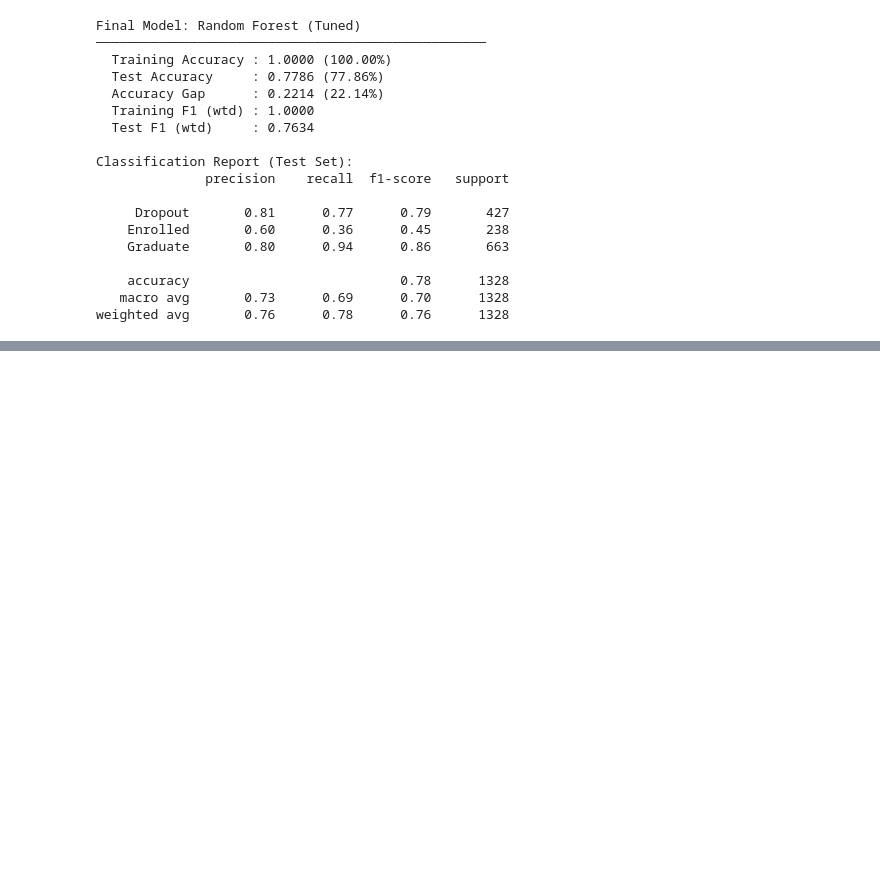
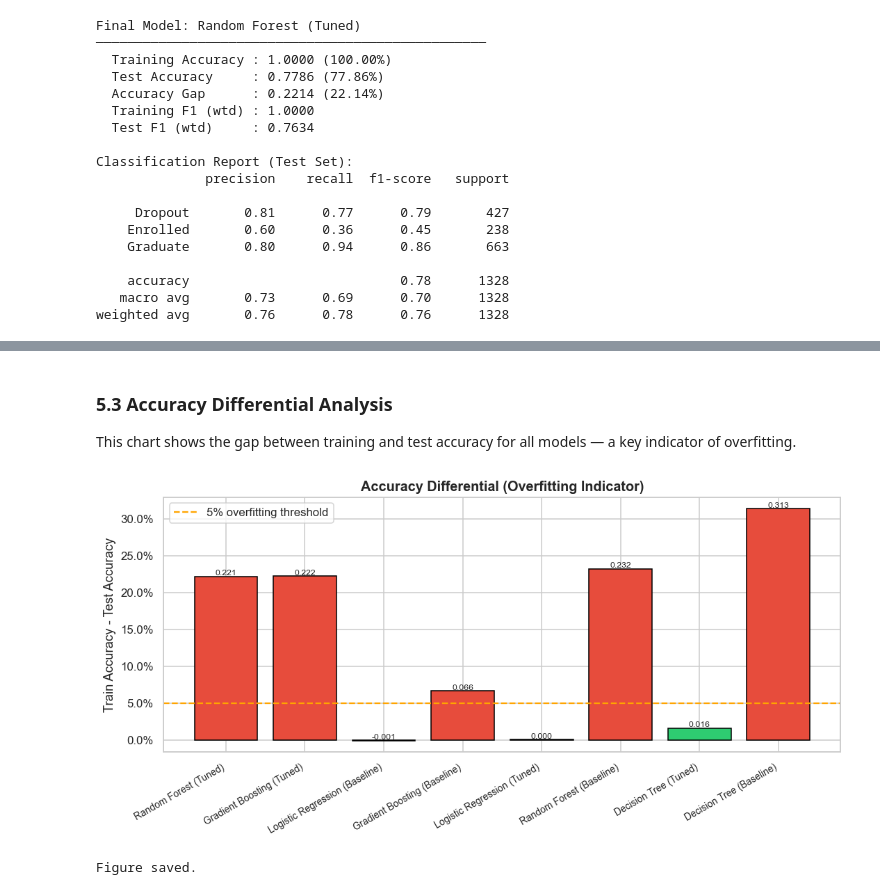
Before and after one commit to tiagodof/Tiago_Oliveira_2021406_ML_CA1, a Jupyter notebook: Tiago_Oliveira.ipynb, the cells around one changed output, grey strips where cells are left out. Drawn from its saved outputs; the diff is of its cells as text; code cells hidden in the pictures; blank space fills up the shorter version.

```diff
--- a/Tiago_Oliveira.ipynb
+++ b/Tiago_Oliveira.ipynb
@@ -1224,0 +1228,33 @@ print("Figure saved.")
+# %% [markdown]
+### 5.3 Accuracy Differential Analysis
+
+This chart shows the gap between training and test accuracy for all models — a key indicator of overfitting.
+# %%
+fig, ax = plt.subplots(figsize=(10, 5))
+
+models_to_plot = results_df['Model'].tolist()
+train_accs = results_df['Train Accuracy'].tolist()
+test_accs  = results_df['Test Accuracy'].tolist()
+gaps       = [tr - te for tr, te in zip(train_accs, test_accs)]
+
+x = np.arange(len(models_to_plot))
+bar_colors = ['#e74c3c' if g > 0.05 else '#2ecc71' for g in gaps]
+ax.bar(x, gaps, color=bar_colors, edgecolor='black')
+ax.axhline(0.05, color='orange', linestyle='--', linewidth=1.5, label='5% overfitting threshold')
+ax.set_xticks(x)
+ax.set_xticklabels(models_to_plot, rotation=30, ha='right', fontsize=9)
+ax.set_ylabel('Train Accuracy - Test Accuracy')
+ax.set_title('Accuracy Differential (Overfitting Indicator)', fontsize=13, fontweight='bold')
+ax.legend()
+ax.yaxis.set_major_formatter(mticker.PercentFormatter(xmax=1))
+
+for i, g in enumerate(gaps):
+    ax.text(i, g + 0.002, f'{g:.3f}', ha='center', fontsize=8)
+
+plt.tight_layout()
+plt.savefig('fig_accuracy_differential.png', bbox_inches='tight')
+plt.show()
+print("Figure saved.")
+# %% [output]
+[figure, added]
+Figure saved.
```
Also changed, not shown: parts of 3 cells of this notebook, 1 other file.
